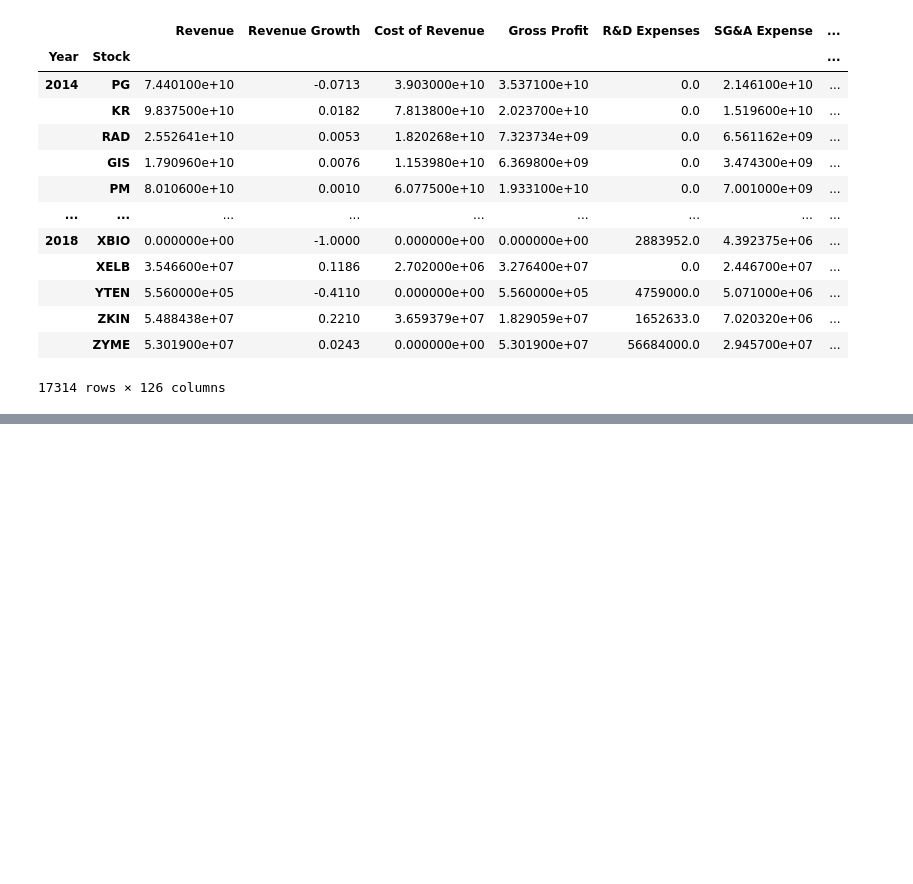
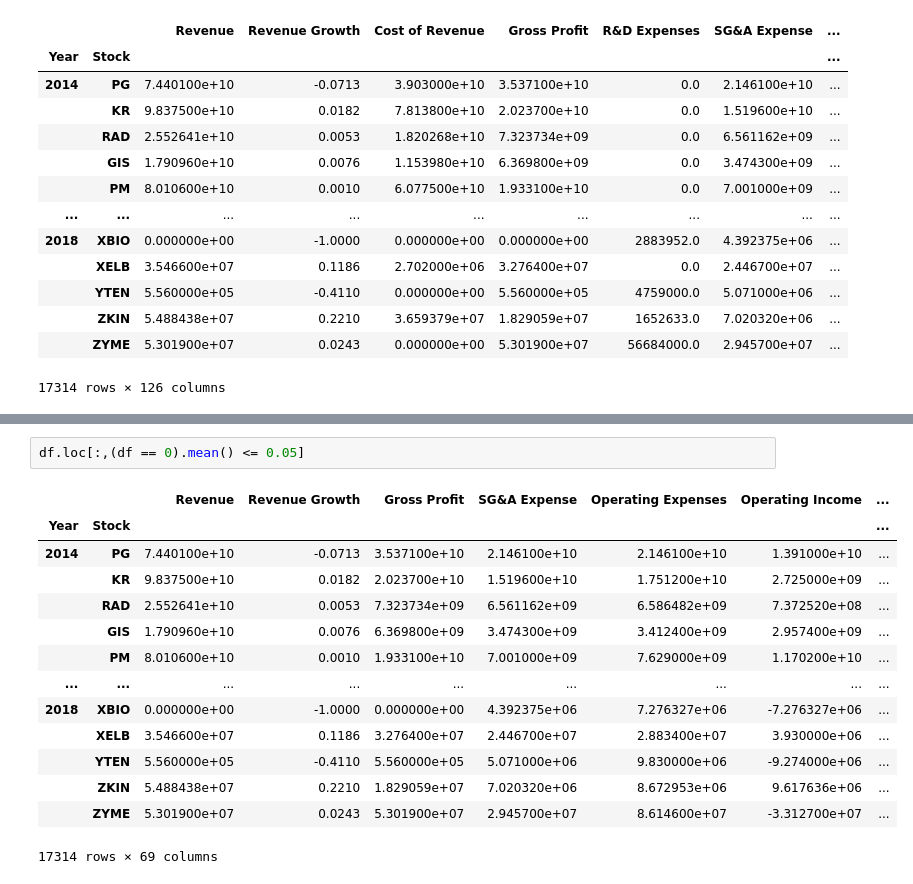
Before and after one commit to leonardo-lealfilho/Springboard, a Jupyter notebook: Capstone Project/Capstone Project.ipynb, the cells around one changed output, grey strips where cells are left out. Saved outputs shown, nothing was run; the diff lists cells and outputs as text; blank space fills up the shorter version.

```diff
--- a/Capstone Project/Capstone Project.ipynb
+++ b/Capstone Project/Capstone Project.ipynb
@@ -709,0 +727,17 @@ df
+# %%
+df.loc[:,(df == 0).mean() <= 0.05]
+# %% [output]
+|  |  | Revenue | Revenue Growth | Gross Profit | SG&A Expense | Operating Expenses | Operating Income | ... |
+| Year | Stock |  |  |  |  |  |  | ... |
+| 2014 | PG | 7.440100e+10 | -0.0713 | 3.537100e+10 | 2.146100e+10 | 2.146100e+10 | 1.391000e+10 | ... |
+|  | KR | 9.837500e+10 | 0.0182 | 2.023700e+10 | 1.519600e+10 | 1.751200e+10 | 2.725000e+09 | ... |
+|  | RAD | 2.552641e+10 | 0.0053 | 7.323734e+09 | 6.561162e+09 | 6.586482e+09 | 7.372520e+08 | ... |
+|  | GIS | 1.790960e+10 | 0.0076 | 6.369800e+09 | 3.474300e+09 | 3.412400e+09 | 2.957400e+09 | ... |
+|  | PM | 8.010600e+10 | 0.0010 | 1.933100e+10 | 7.001000e+09 | 7.629000e+09 | 1.170200e+10 | ... |
+| ... | ... | ... | ... | ... | ... | ... | ... | ... |
+| 2018 | XBIO | 0.000000e+00 | -1.0000 | 0.000000e+00 | 4.392375e+06 | 7.276327e+06 | -7.276327e+06 | ... |
+|  | XELB | 3.546600e+07 | 0.1186 | 3.276400e+07 | 2.446700e+07 | 2.883400e+07 | 3.930000e+06 | ... |
+|  | YTEN | 5.560000e+05 | -0.4110 | 5.560000e+05 | 5.071000e+06 | 9.830000e+06 | -9.274000e+06 | ... |
+|  | ZKIN | 5.488438e+07 | 0.2210 | 1.829059e+07 | 7.020320e+06 | 8.672953e+06 | 9.617636e+06 | ... |
+|  | ZYME | 5.301900e+07 | 0.0243 | 5.301900e+07 | 2.945700e+07 | 8.614600e+07 | -3.312700e+07 | ... |
+17314 rows × 69 columns
```
Also changed, not shown: parts of 58 cells of this notebook.
